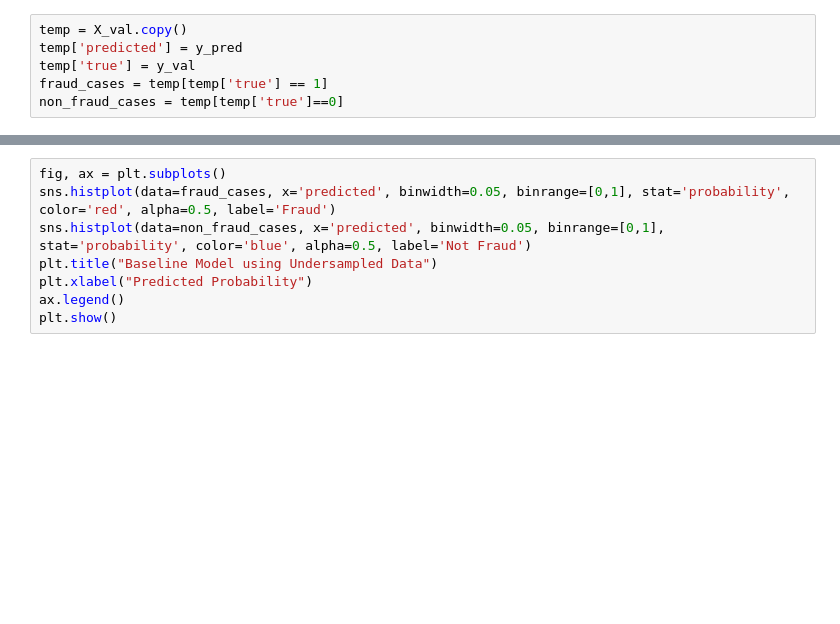
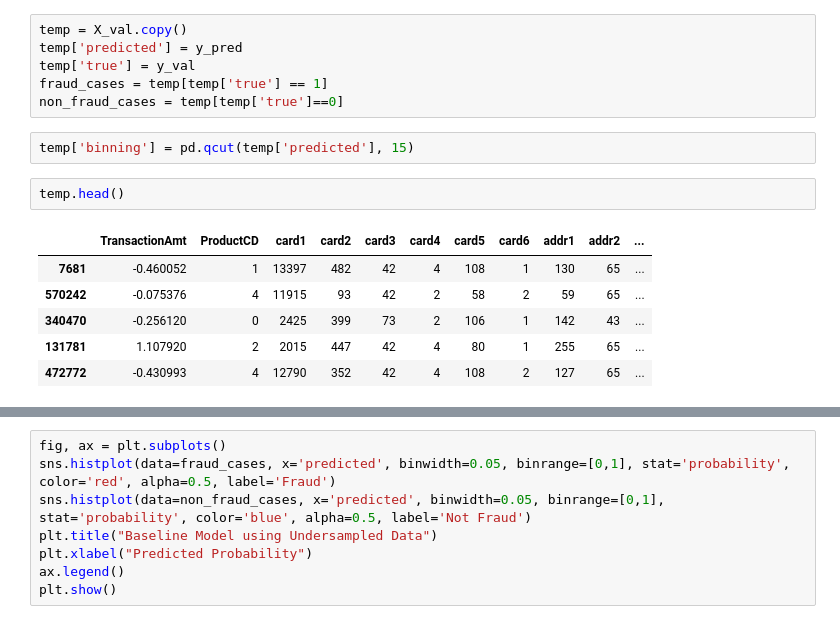
Before and after one commit to tugusav/fraud-detection-system-ann, a Jupyter notebook: Baseline ANN v2 reworked.ipynb, the cells around one changed output, grey strips where cells are left out. Saved outputs shown, nothing was run; the diff lists cells and outputs as text; blank space fills up the shorter version.

```diff
--- a/Baseline ANN v2 reworked.ipynb
+++ b/Baseline ANN v2 reworked.ipynb
@@ -165,3 +175,14 @@ temp['predicted'] = y_pred
 temp['true'] = y_val
 fraud_cases = temp[temp['true'] == 1]
 non_fraud_cases = temp[temp['true']==0]
+# %%
+temp['binning'] = pd.qcut(temp['predicted'], 15)
+# %%
+temp.head()
+# %% [output]
+|  | TransactionAmt | ProductCD | card1 | card2 | card3 | card4 | card5 | card6 | addr1 | addr2 | ... |
+| 7681 | -0.460052 | 1 | 13397 | 482 | 42 | 4 | 108 | 1 | 130 | 65 | ... |
+| 570242 | -0.075376 | 4 | 11915 | 93 | 42 | 2 | 58 | 2 | 59 | 65 | ... |
+| 340470 | -0.256120 | 0 | 2425 | 399 | 73 | 2 | 106 | 1 | 142 | 43 | ... |
+| 131781 | 1.107920 | 2 | 2015 | 447 | 42 | 4 | 80 | 1 | 255 | 65 | ... |
+| 472772 | -0.430993 | 4 | 12790 | 352 | 42 | 4 | 108 | 2 | 127 | 65 | ... |
```
Also changed, not shown: parts of 8 cells of this notebook, 4 other files.
